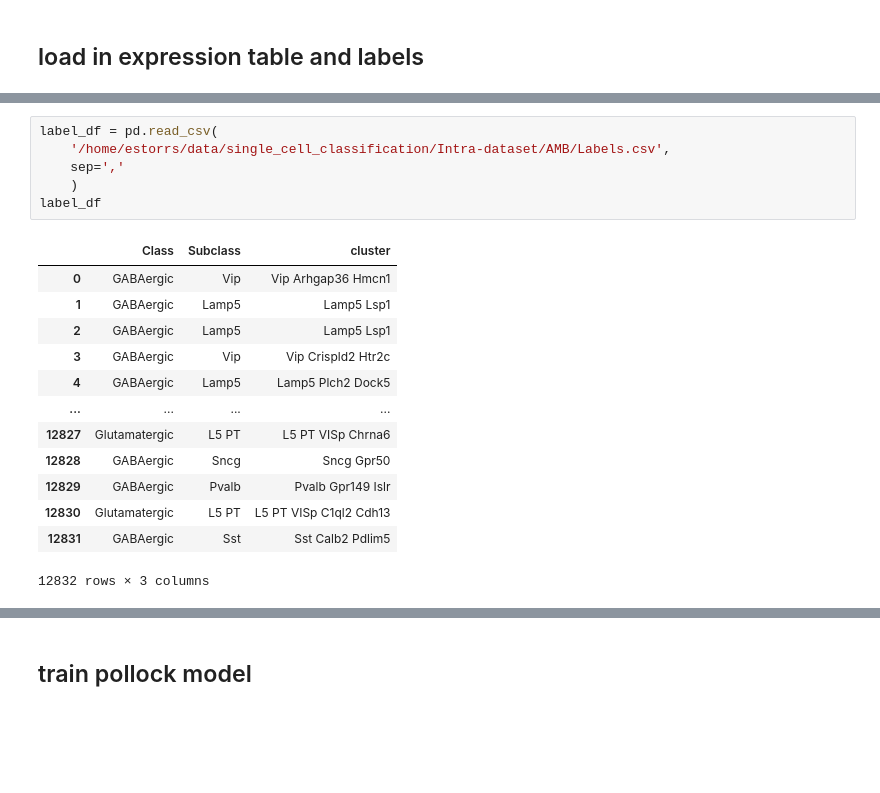
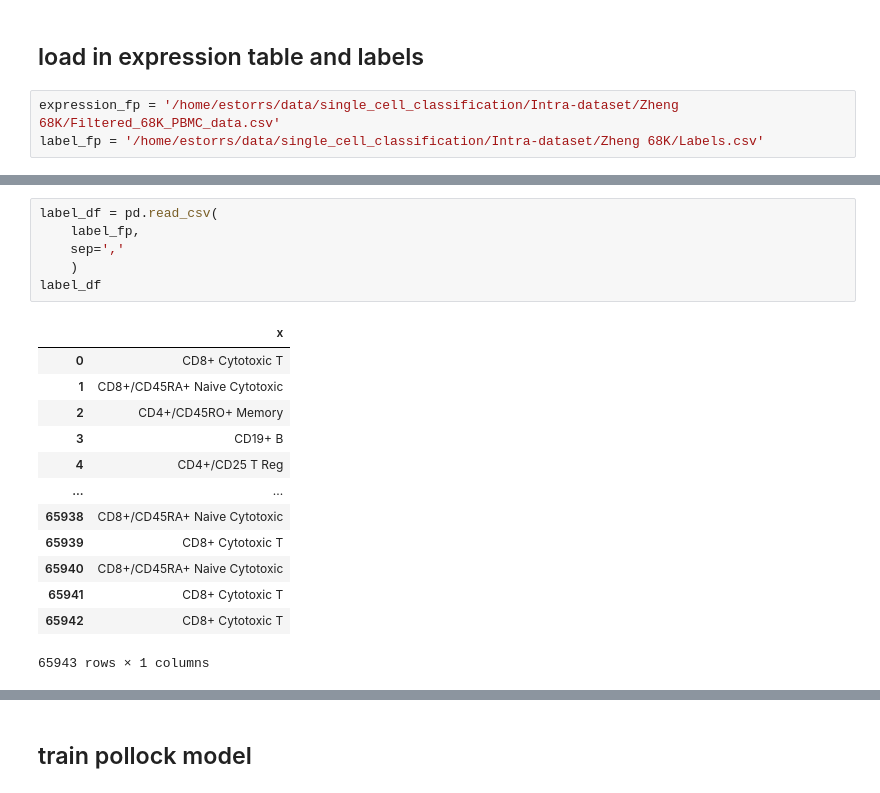
Before and after one commit to ding-lab/pollock, a Jupyter notebook: notebooks/example_from_expression_table.ipynb, the cells around one changed output, grey strips where cells are left out. Saved outputs shown, nothing was run; the diff lists cells and outputs as text; blank space fills up the shorter version.

```diff
--- a/notebooks/example_from_expression_table.ipynb
+++ b/notebooks/example_from_expression_table.ipynb
@@ -20,5 +65,8 @@ import pollock.models.analysis as pollock_analysis
 # %% [markdown]
 ## load in expression table and labels
+# %%
+expression_fp = '/home/estorrs/data/single_cell_classification/Intra-dataset/Zheng 68K/Filtered_68K_PBMC_data.csv'
+label_fp = '/home/estorrs/data/single_cell_classification/Intra-dataset/Zheng 68K/Labels.csv'
 # %%
 %%time
 expression_df = pd.read_csv(
@@ -60,23 +110,23 @@ expression_df
 # %%
 label_df = pd.read_csv(
-    '/home/estorrs/data/single_cell_classification/Intra-dataset/AMB/Labels.csv',
+    label_fp,
     sep=','
     )
 label_df
 # %% [output]
-|  | Class | Subclass | cluster |
-| 0 | GABAergic | Vip | Vip Arhgap36 Hmcn1 |
-| 1 | GABAergic | Lamp5 | Lamp5 Lsp1 |
-| 2 | GABAergic | Lamp5 | Lamp5 Lsp1 |
-| 3 | GABAergic | Vip | Vip Crispld2 Htr2c |
-| 4 | GABAergic | Lamp5 | Lamp5 Plch2 Dock5 |
-| ... | ... | ... | ... |
-| 12827 | Glutamatergic | L5 PT | L5 PT VISp Chrna6 |
-| 12828 | GABAergic | Sncg | Sncg Gpr50 |
-| 12829 | GABAergic | Pvalb | Pvalb Gpr149 Islr |
-| 12830 | Glutamatergic | L5 PT | L5 PT VISp C1ql2 Cdh13 |
-| 12831 | GABAergic | Sst | Sst Calb2 Pdlim5 |
+|  | x |
+| 0 | CD8+ Cytotoxic T |
+| 1 | CD8+/CD45RA+ Naive Cytotoxic |
+| 2 | CD4+/CD45RO+ Memory |
+| 3 | CD19+ B |
+| 4 | CD4+/CD25 T Reg |
+| ... | ... |
+| 65938 | CD8+/CD45RA+ Naive Cytotoxic |
+| 65939 | CD8+ Cytotoxic T |
+| 65940 | CD8+/CD45RA+ Naive Cytotoxic |
+| 65941 | CD8+ Cytotoxic T |
+| 65942 | CD8+ Cytotoxic T |
-12832 rows × 3 columns
+65943 rows × 1 columns
 # %%
 adata = anndata.AnnData(X=expression_df.values, obs=label_df)
 adata.obs.index = expression_df.index
```
Also changed, not shown: parts of 41 cells of this notebook, 2 other files.
